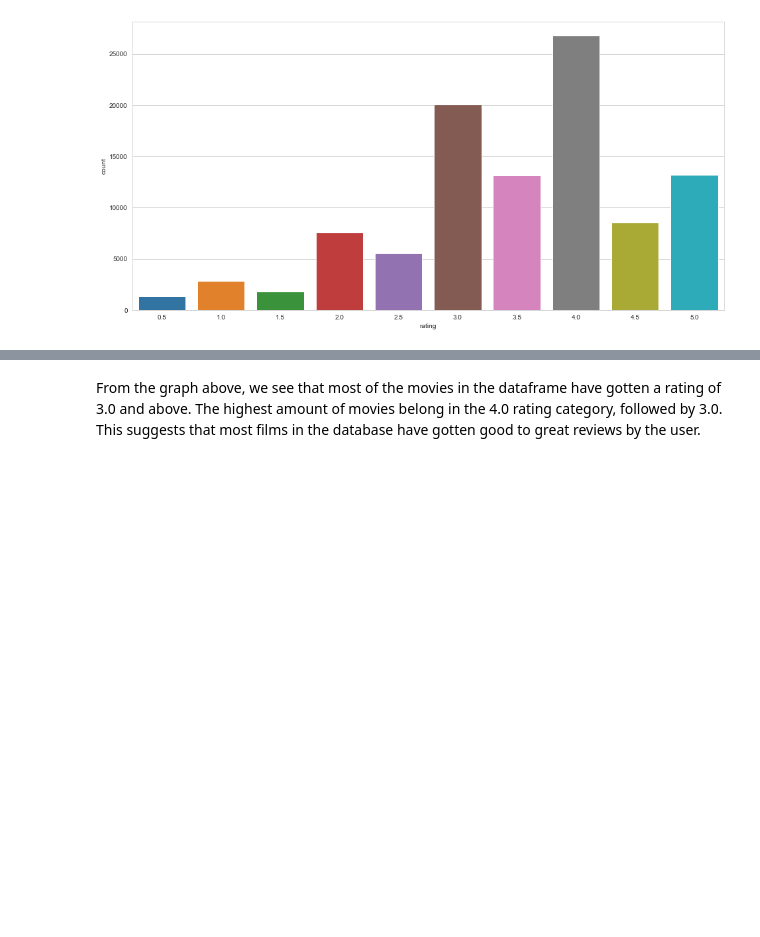
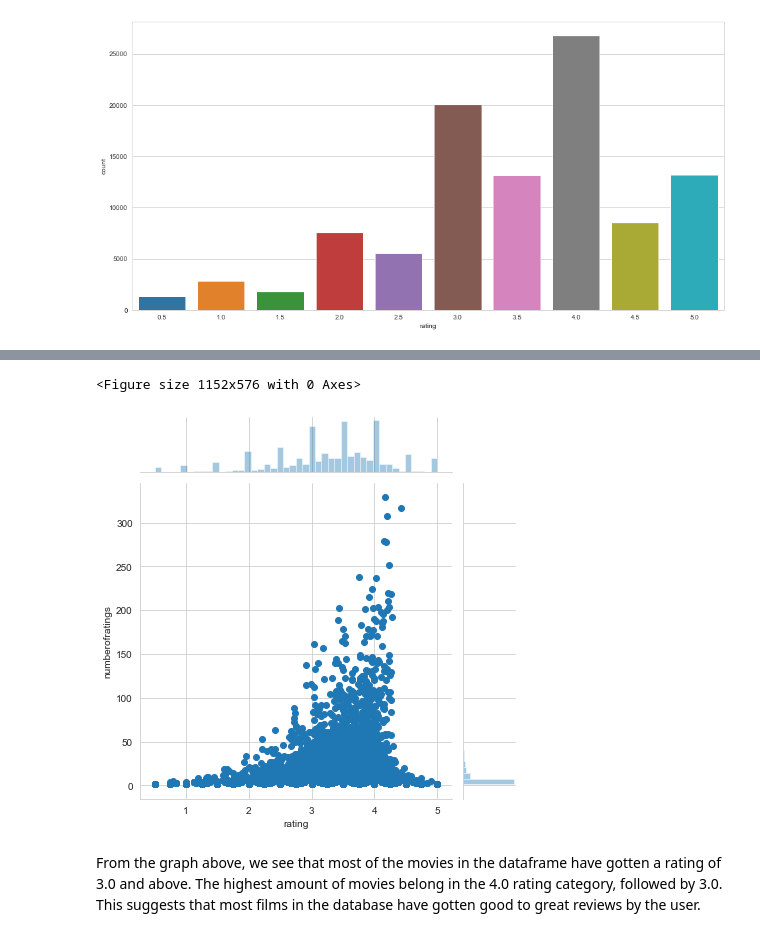
Before and after one commit to hosadman/movie-recommendation-system, a Jupyter notebook: Movie-Recommendation-System.ipynb, the cells around one changed output, grey strips where cells are left out. Drawn from its saved outputs; the diff is of its cells as text; code cells hidden in the pictures; blank space fills up the shorter version.

```diff
--- a/Movie-Recommendation-System.ipynb
+++ b/Movie-Recommendation-System.ipynb
@@ -71,3 +70,11 @@ plt.show()
+# %%
+plt.figure(figsize=(16,8))
+sns.jointplot(x='rating', y='numberofratings', data=ratingsdf)
+
+plt.show()
+# %% [output]
+<Figure size 1152x576 with 0 Axes>
+[figure, added]
 # %% [markdown]
 From the graph above, we see that most of the movies in the dataframe have gotten a rating of 3.0 and above. The highest amount of movies belong in the 4.0 rating category, followed by 3.0. This suggests that most films in the database have gotten good to great reviews by the user.
 # %% [markdown]
```
Also changed, not shown: parts of 8 cells of this notebook.
